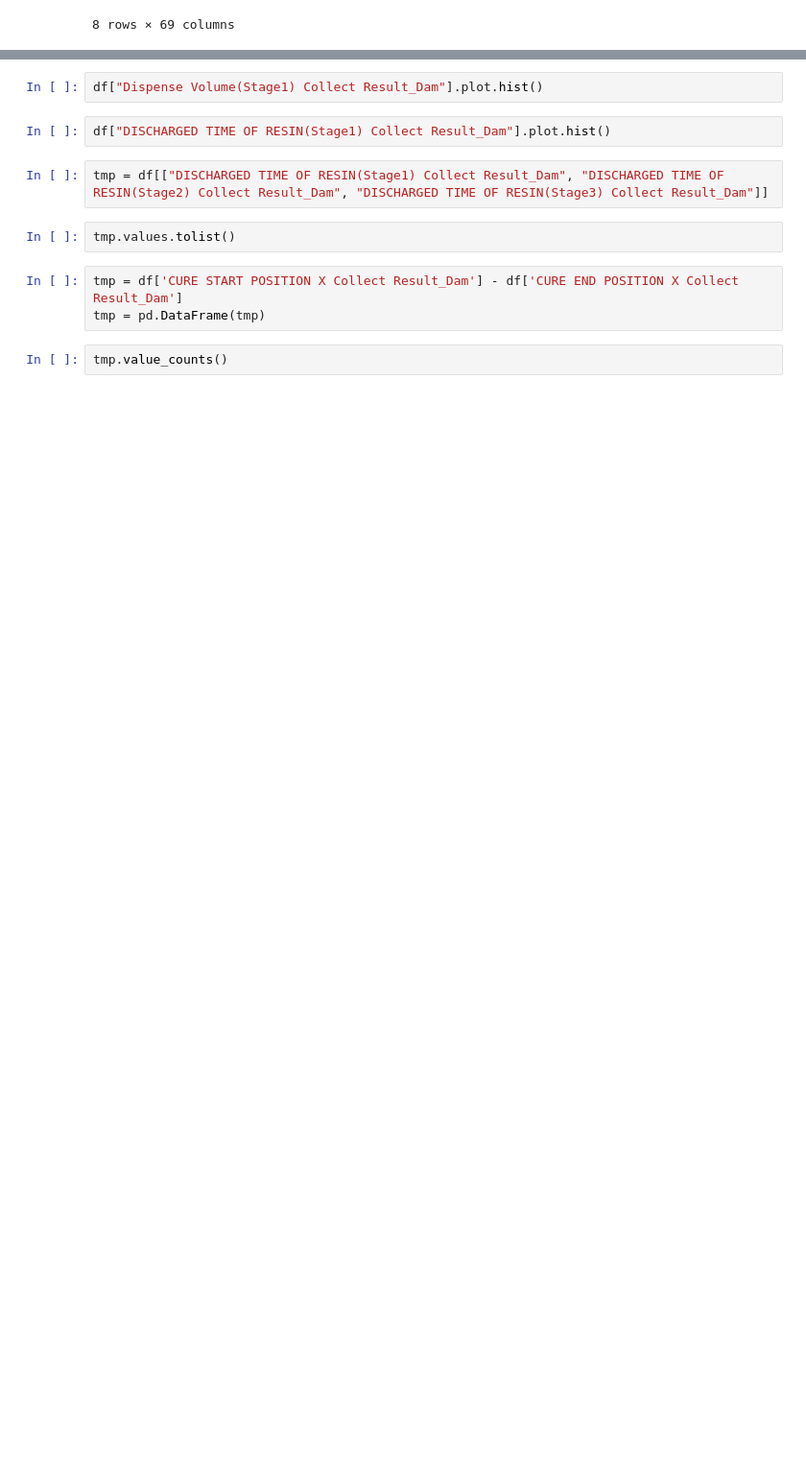
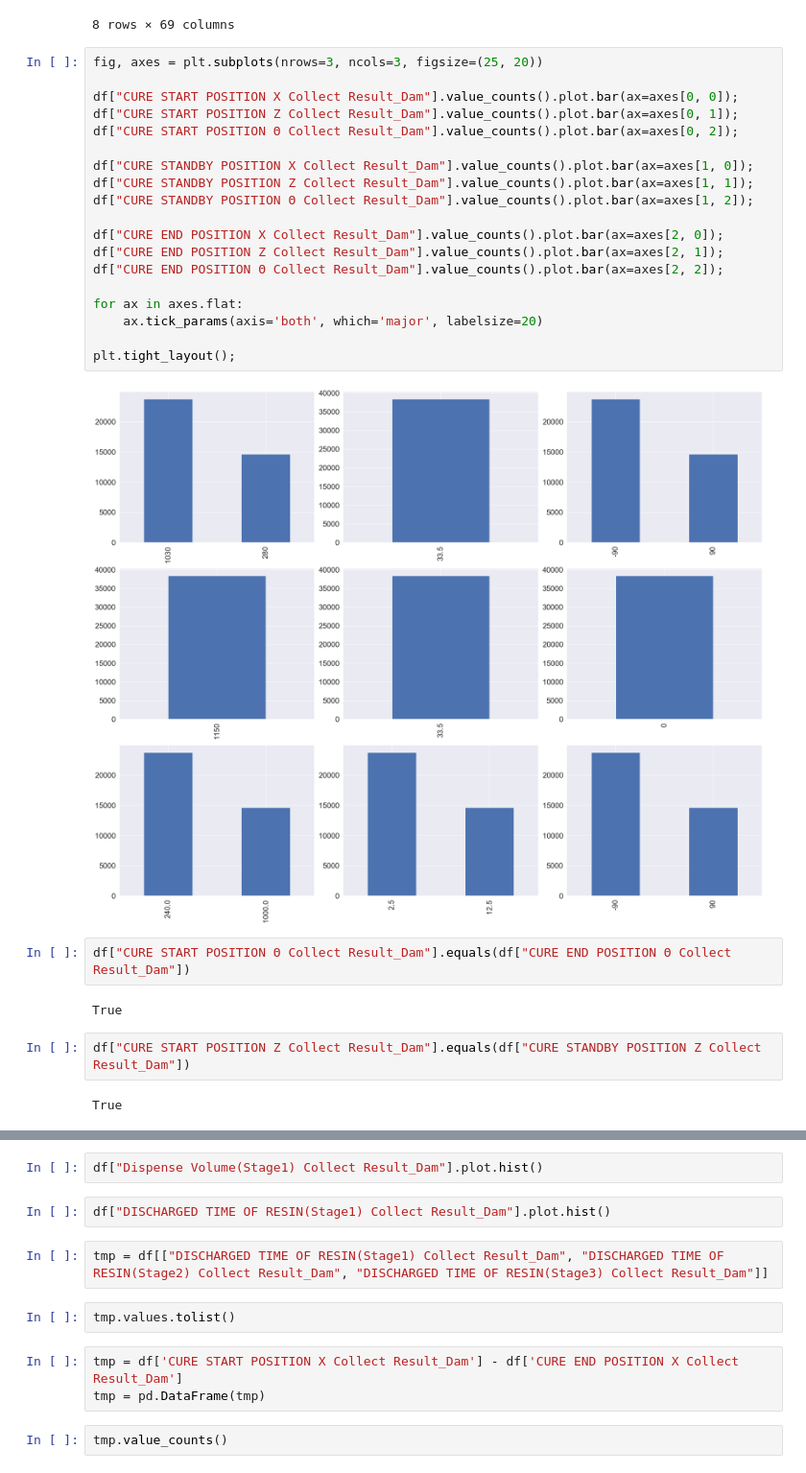
Before and after one commit to watchstep/YAIMERS, a Jupyter notebook: pre_1.ipynb, the cells around one changed output, grey strips where cells are left out. Shown at 96% size. Saved outputs shown, nothing was run; the diff lists cells and outputs as text; blank space fills up the shorter version.

```diff
--- a/pre_1.ipynb
+++ b/pre_1.ipynb
@@ -396,3 +395,32 @@ df_dam.describe()
 | 75% | 1000.000000 | 12.500000 | 90.000000 | 70.000000 | ... |
 | max | 1000.000000 | 12.500000 | 90.000000 | 105.000000 | ... |
 8 rows × 69 columns
+# %%
+fig, axes = plt.subplots(nrows=3, ncols=3, figsize=(25, 20))
+
+df["CURE START POSITION X Collect Result_Dam"].value_counts().plot.bar(ax=axes[0, 0]);
+df["CURE START POSITION Z Collect Result_Dam"].value_counts().plot.bar(ax=axes[0, 1]);
+df["CURE START POSITION Θ Collect Result_Dam"].value_counts().plot.bar(ax=axes[0, 2]);
+
+df["CURE STANDBY POSITION X Collect Result_Dam"].value_counts().plot.bar(ax=axes[1, 0]);
+df["CURE STANDBY POSITION Z Collect Result_Dam"].value_counts().plot.bar(ax=axes[1, 1]);
+df["CURE STANDBY POSITION Θ Collect Result_Dam"].value_counts().plot.bar(ax=axes[1, 2]);
+
+df["CURE END POSITION X Collect Result_Dam"].value_counts().plot.bar(ax=axes[2, 0]);
+df["CURE END POSITION Z Collect Result_Dam"].value_counts().plot.bar(ax=axes[2, 1]);
+df["CURE END POSITION Θ Collect Result_Dam"].value_counts().plot.bar(ax=axes[2, 2]);
+
+for ax in axes.flat:
+    ax.tick_params(axis='both', which='major', labelsize=20)
+
+plt.tight_layout();
+# %% [output]
+[figure, added]
+# %%
+df["CURE START POSITION Θ Collect Result_Dam"].equals(df["CURE END POSITION Θ Collect Result_Dam"])
+# %% [output]
+True
+# %%
+df["CURE START POSITION Z Collect Result_Dam"].equals(df["CURE STANDBY POSITION Z Collect Result_Dam"])
+# %% [output]
+True
```
Also changed, not shown: parts of 31 cells of this notebook, 4 other files.
